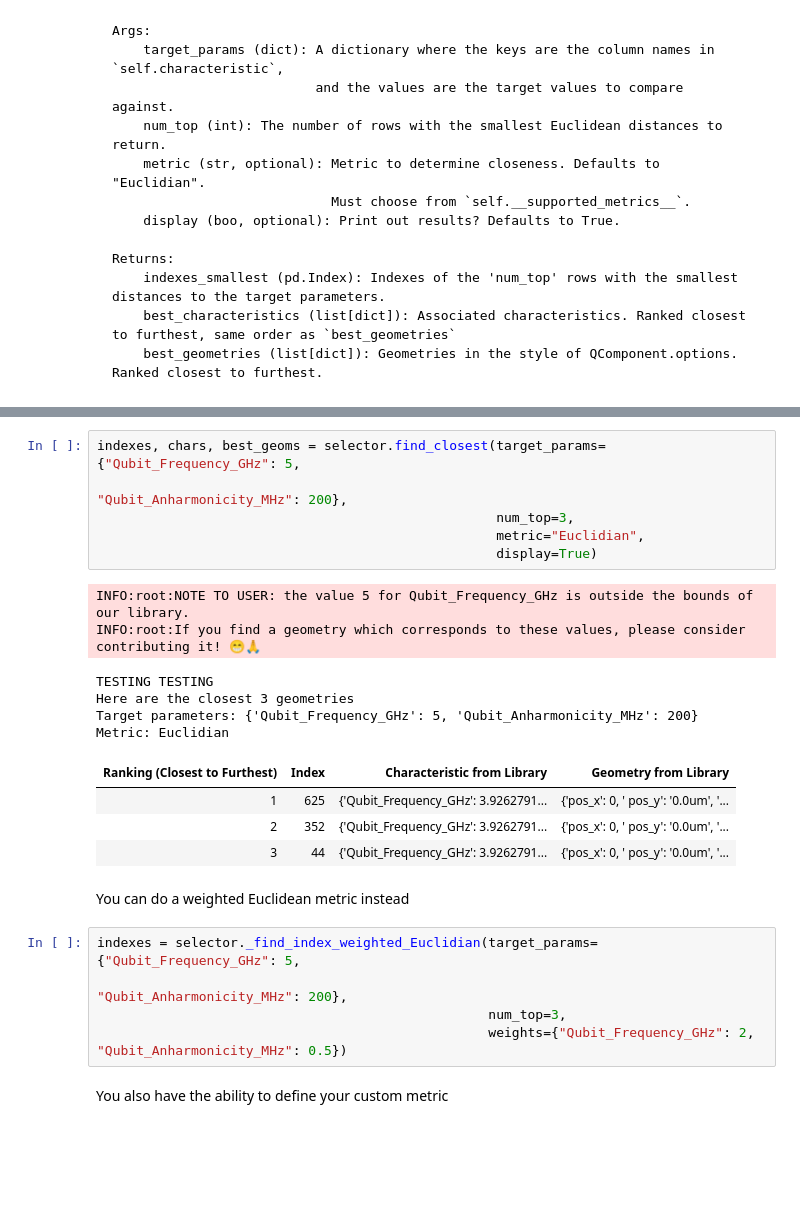
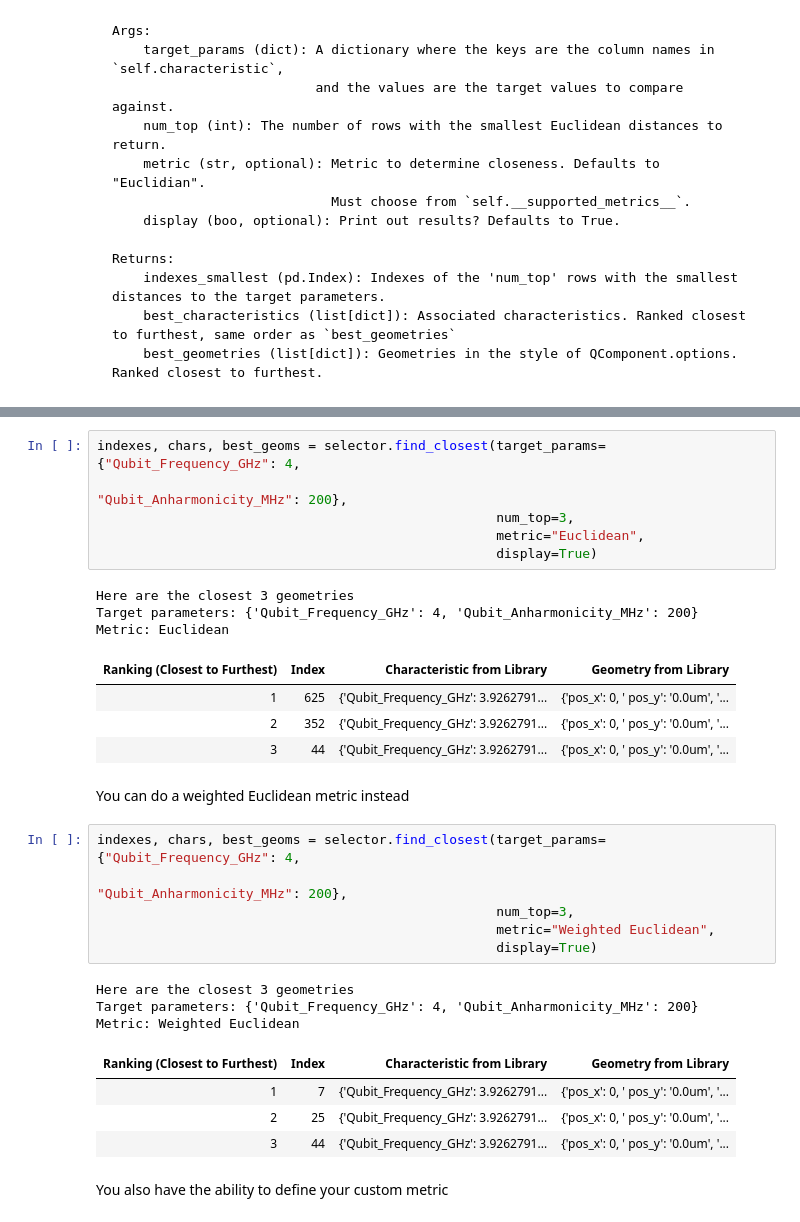
Before and after one commit to shanto268/metal-library, a Jupyter notebook: tutorials/1. Selecting From Presimulated Components.ipynb, the cells around one changed output, grey strips where cells are left out. Drawn from its saved outputs; the diff is of its cells as text; blank space fills up the shorter version.

Commit message:
updated metadata.json and tested metric

```diff
--- a/tutorials/1. Selecting From Presimulated Components.ipynb
+++ b/tutorials/1. Selecting From Presimulated Components.ipynb
@@ -155,16 +204,13 @@ selector.__supported_metrics__
 # %%
-indexes, chars, best_geoms = selector.find_closest(target_params={"Qubit_Frequency_GHz": 5,
+indexes, chars, best_geoms = selector.find_closest(target_params={"Qubit_Frequency_GHz": 4,
                                                                   "Qubit_Anharmonicity_MHz": 200},
                                                    num_top=3,
-                                                   metric="Euclidian",
+                                                   metric="Euclidean",
                                                    display=True)
 # %% [output]
-INFO:root:NOTE TO USER: the value 5 for Qubit_Frequency_GHz is outside the bounds of our library.
-INFO:root:If you find a geometry which corresponds to these values, please consider contributing it! 😁🙏
+Here are the closest 3 geometries
+Target parameters: {'Qubit_Frequency_GHz': 4, 'Qubit_Anharmonicity_MHz': 200}
+Metric: Euclidean
-TESTING TESTING
-Here are the closest 3 geometries
-Target parameters: {'Qubit_Frequency_GHz': 5, 'Qubit_Anharmonicity_MHz': 200}
-Metric: Euclidian
 | Ranking (Closest to Furthest) | Index | Characteristic from Library | Geometry from Library |
 | 1 | 625 | {'Qubit_Frequency_GHz': 3.9262791... | {'pos_x': 0, ' pos_y': '0.0um', '... |
 | 2 | 352 | {'Qubit_Frequency_GHz': 3.9262791... | {'pos_x': 0, ' pos_y': '0.0um', '... |
@@ -172,9 +218,18 @@ Metric: Euclidian
 # %% [markdown]
 You can do a weighted Euclidean metric instead
 # %%
-indexes = selector._find_index_weighted_Euclidian(target_params={"Qubit_Frequency_GHz": 5,
-                                                                 "Qubit_Anharmonicity_MHz": 200},
-                                                  num_top=3,
-                                                  weights={"Qubit_Frequency_GHz": 2, "Qubit_Anharmonicity_MHz": 0.5})
+indexes, chars, best_geoms = selector.find_closest(target_params={"Qubit_Frequency_GHz": 4,
+                                                                  "Qubit_Anharmonicity_MHz": 200},
+                                                   num_top=3,
+                                                   metric="Weighted Euclidean",
+                                                   display=True)
+# %% [output]
+Here are the closest 3 geometries
+Target parameters: {'Qubit_Frequency_GHz': 4, 'Qubit_Anharmonicity_MHz': 200}
+Metric: Weighted Euclidean
+| Ranking (Closest to Furthest) | Index | Characteristic from Library | Geometry from Library |
+| 1 | 7 | {'Qubit_Frequency_GHz': 3.9262791... | {'pos_x': 0, ' pos_y': '0.0um', '... |
+| 2 | 25 | {'Qubit_Frequency_GHz': 3.9262791... | {'pos_x': 0, ' pos_y': '0.0um', '... |
+| 3 | 44 | {'Qubit_Frequency_GHz': 3.9262791... | {'pos_x': 0, ' pos_y': '0.0um', '... |
 # %% [markdown]
 You also have the ability to define your custom metric
```
Also changed, not shown: parts of 7 cells of this notebook, 3 other files.
